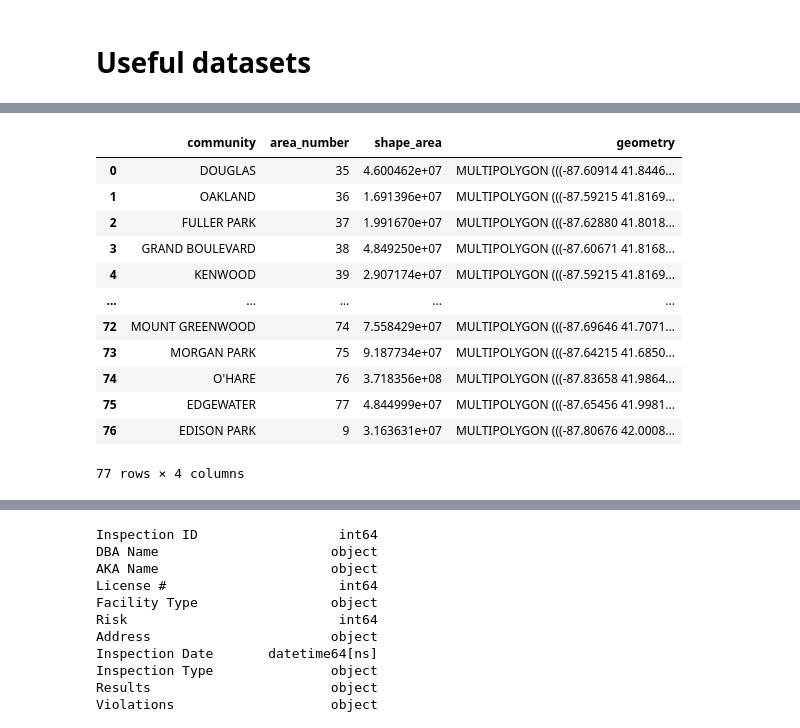
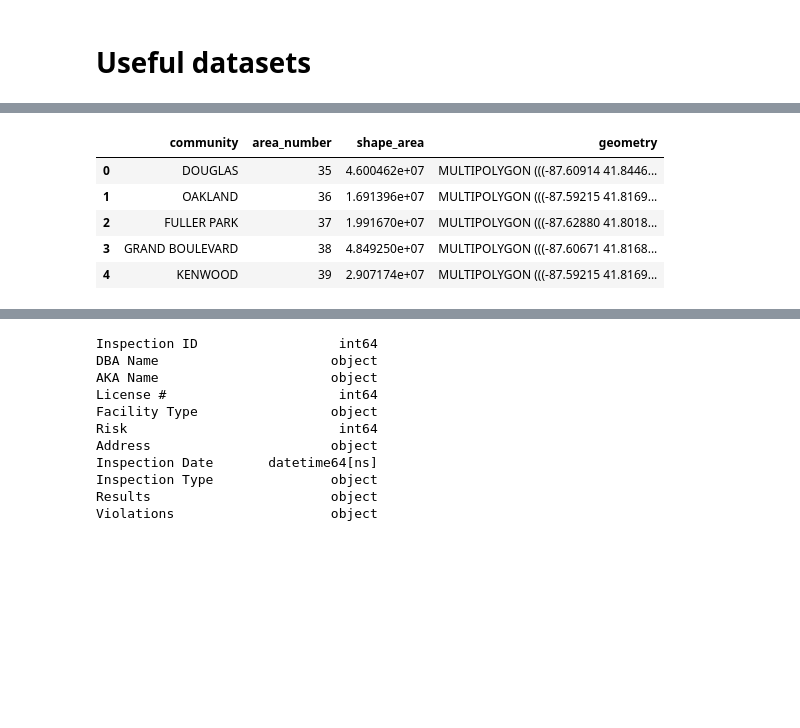
Before and after one commit to aaag97/ada-2019-project-databusters, a Jupyter notebook: maps_visualization.ipynb, the cells around one changed output, grey strips where cells are left out. Drawn from its saved outputs; the diff is of its cells as text; code cells hidden in the pictures; blank space fills up the shorter version.

```diff
--- a/maps_visualization.ipynb
+++ b/maps_visualization.ipynb
@@ -102,17 +57,10 @@ socioeconomic_factors
 # %%
-boundaries_community_areas
+boundaries_community_areas.head()
 # %% [output]
 |  | community | area_number | shape_area | geometry |
 | 0 | DOUGLAS | 35 | 4.600462e+07 | MULTIPOLYGON (((-87.60914 41.8446... |
 | 1 | OAKLAND | 36 | 1.691396e+07 | MULTIPOLYGON (((-87.59215 41.8169... |
 | 2 | FULLER PARK | 37 | 1.991670e+07 | MULTIPOLYGON (((-87.62880 41.8018... |
 | 3 | GRAND BOULEVARD | 38 | 4.849250e+07 | MULTIPOLYGON (((-87.60671 41.8168... |
 | 4 | KENWOOD | 39 | 2.907174e+07 | MULTIPOLYGON (((-87.59215 41.8169... |
-| ... | ... | ... | ... | ... |
-| 72 | MOUNT GREENWOOD | 74 | 7.558429e+07 | MULTIPOLYGON (((-87.69646 41.7071... |
-| 73 | MORGAN PARK | 75 | 9.187734e+07 | MULTIPOLYGON (((-87.64215 41.6850... |
-| 74 | O'HARE | 76 | 3.718356e+08 | MULTIPOLYGON (((-87.83658 41.9864... |
-| 75 | EDGEWATER | 77 | 4.844999e+07 | MULTIPOLYGON (((-87.65456 41.9981... |
-| 76 | EDISON PARK | 9 | 3.163631e+07 | MULTIPOLYGON (((-87.80676 42.0008... |
-77 rows × 4 columns
 # %%
```
Also changed, not shown: parts of 16 cells of this notebook, 5 other files.
